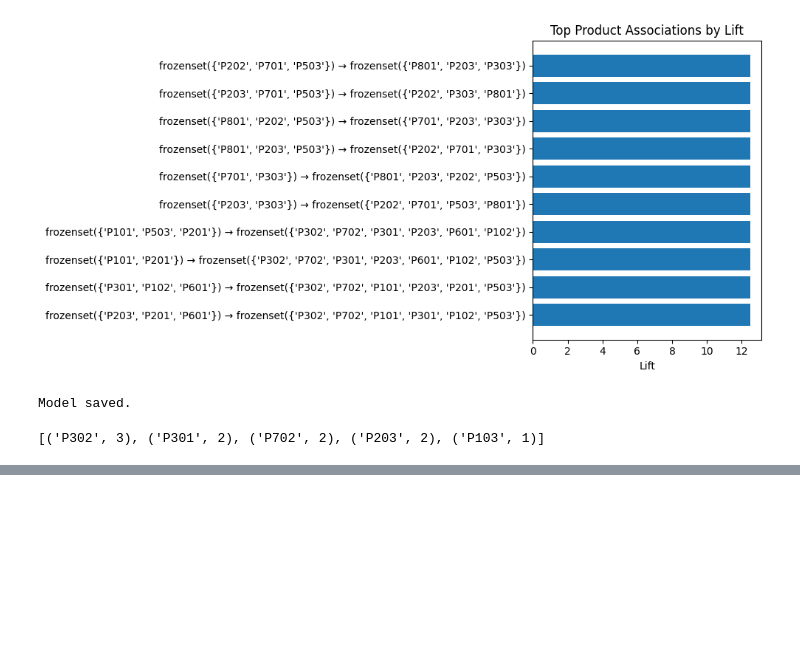
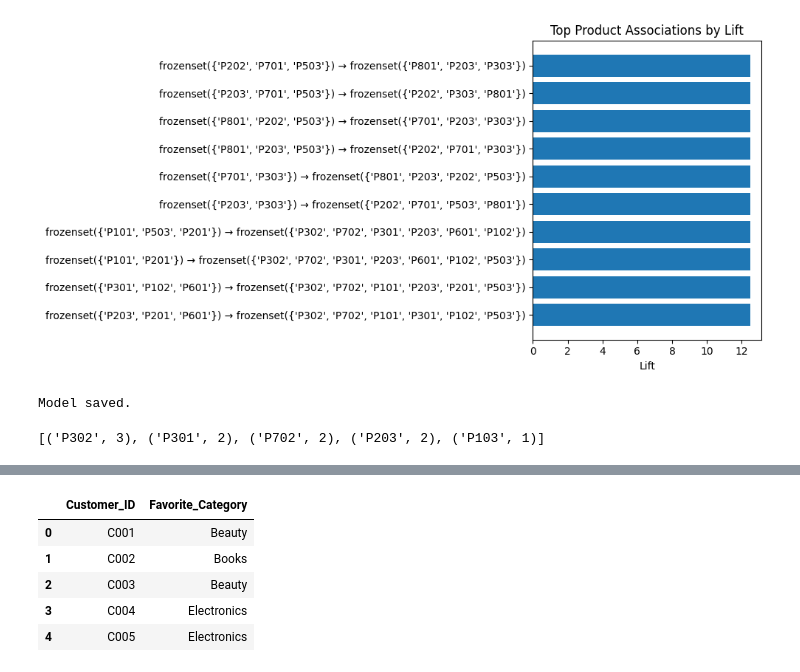
Before and after one commit to Rukshana-S/ecommerce-product-recommendation-knn, a Jupyter notebook: Ecommerce_Product_Recommendation.ipynb, the cells around one changed output, grey strips where cells are left out. Saved outputs shown, nothing was run; the diff lists cells and outputs as text; code cells hidden in the pictures; blank space fills up the shorter version.

Commit message:
Export customer preference analysis

```diff
--- a/Ecommerce_Product_Recommendation.ipynb
+++ b/Ecommerce_Product_Recommendation.ipynb
@@ -256,0 +290,20 @@ recommend_products(customer, basket, knn)
+# %%
+customer_pref = (
+    df.groupby("Customer_ID")["Product_Category"]
+      .agg(lambda x: x.mode()[0])
+      .reset_index(name="Favorite_Category")
+)
+
+customer_pref.to_csv(
+    os.path.join(PROJECT_PATH, "outputs", "customer_preferences.csv"),
+    index=False
+)
+
+customer_pref.head()
+# %% [output]
+|  | Customer_ID | Favorite_Category |
+| 0 | C001 | Beauty |
+| 1 | C002 | Books |
+| 2 | C003 | Beauty |
+| 3 | C004 | Electronics |
+| 4 | C005 | Electronics |
```
Also changed, not shown: parts of 1 cell of this notebook.
